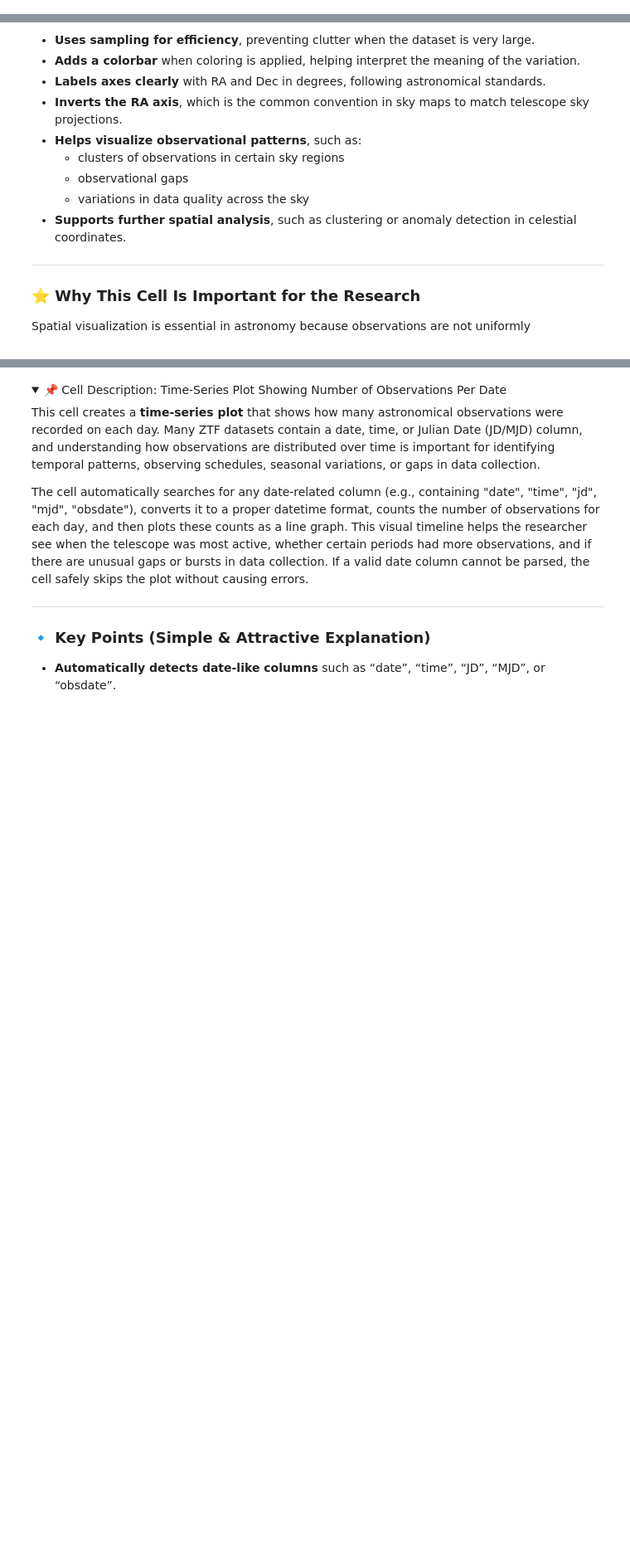
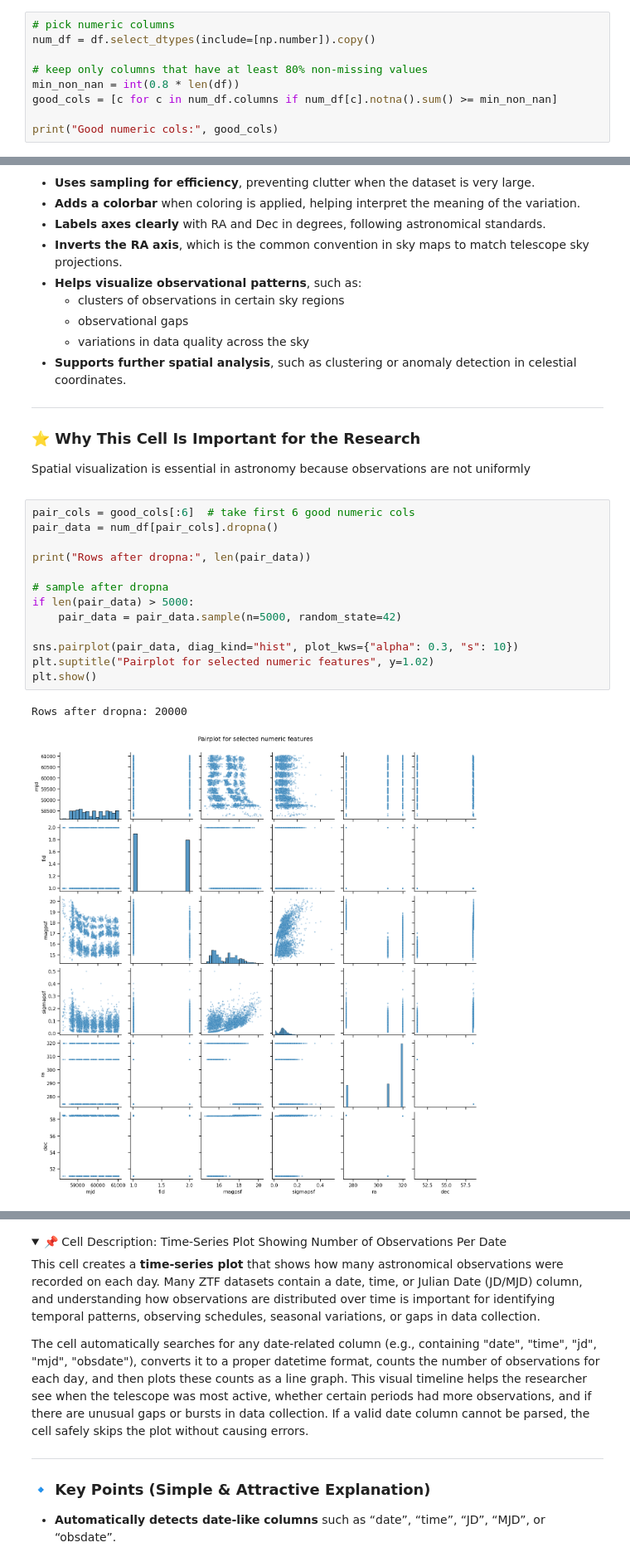
Before and after one commit to NipunKeshan/Research-Project-V1, a Jupyter notebook: Data_Visualization_updated_for_light_curves.ipynb, the cells around one changed output, grey strips where cells are left out. Shown at 83% size. Cells and saved outputs as stored; diff of their text form; folded sections open; blank space fills up the shorter version.

Commit message:
Changes added to the Light Curv data

```diff
--- a/Data_Visualization_updated_for_light_curves.ipynb
+++ b/Data_Visualization_updated_for_light_curves.ipynb
@@ -403,0 +421,9 @@ plt.show()
+# %%
+# pick numeric columns
+num_df = df.select_dtypes(include=[np.number]).copy()
+
+# keep only columns that have at least 80% non-missing values
+min_non_nan = int(0.8 * len(df))
+good_cols = [c for c in num_df.columns if num_df[c].notna().sum() >= min_non_nan]
+
+print("Good numeric cols:", good_cols)
@@ -430,6 +458,22 @@ The points are optionally colored by an additional numerical feature if one is a
 
 ### ⭐ **Why This Cell Is Important for the Research**
 Spatial visualization is essential in astronomy because observations are not uniformly
+# %%
+pair_cols = good_cols[:6]  # take first 6 good numeric cols
+pair_data = num_df[pair_cols].dropna()
+
+print("Rows after dropna:", len(pair_data))
+
+# sample after dropna
+if len(pair_data) > 5000:
+    pair_data = pair_data.sample(n=5000, random_state=42)
+
+sns.pairplot(pair_data, diag_kind="hist", plot_kws={"alpha": 0.3, "s": 10})
+plt.suptitle("Pairplot for selected numeric features", y=1.02)
+plt.show()
+# %% [output]
+Rows after dropna: 20000
+[figure, added]
 # %%
 # Spatial: sky scatter (RA, Dec) colored by an available feature
 if set(['ra','dec']).issubset(df.columns):
```
Also changed, not shown: parts of 16 cells of this notebook, 8 other files.
